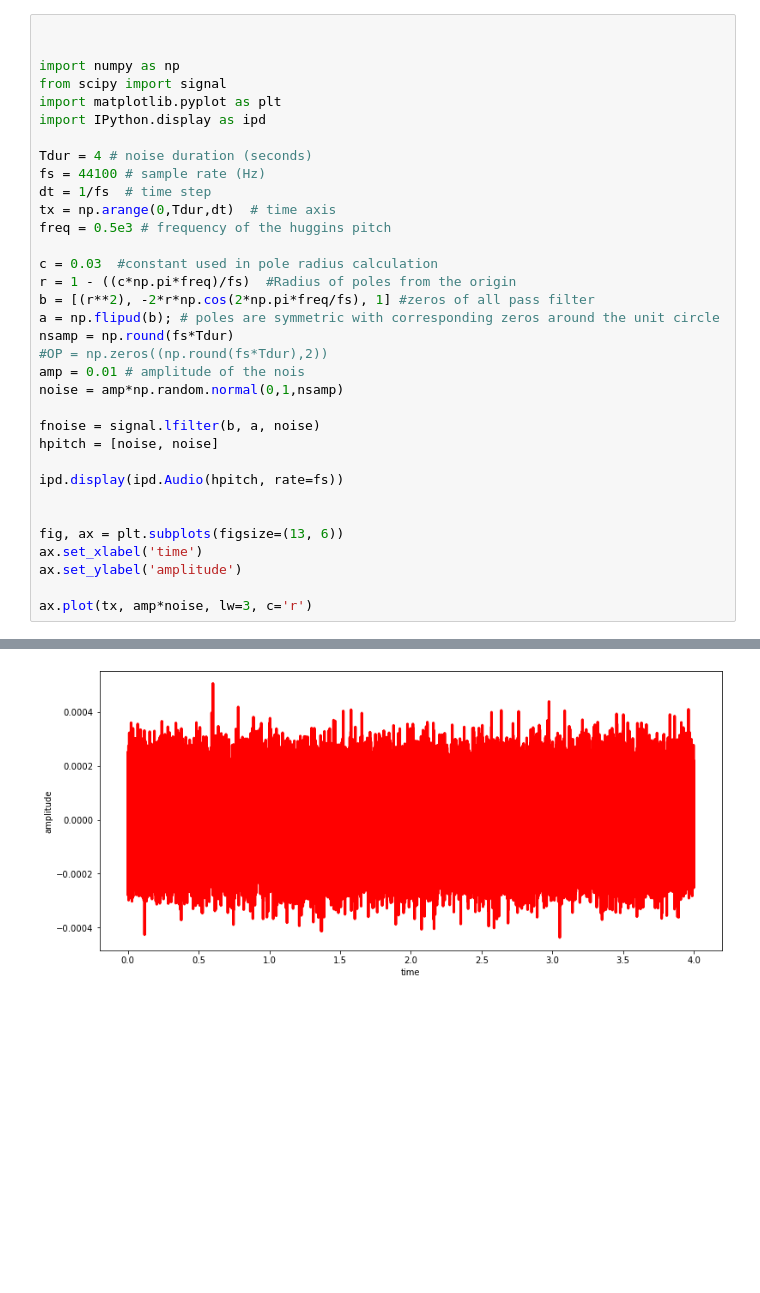
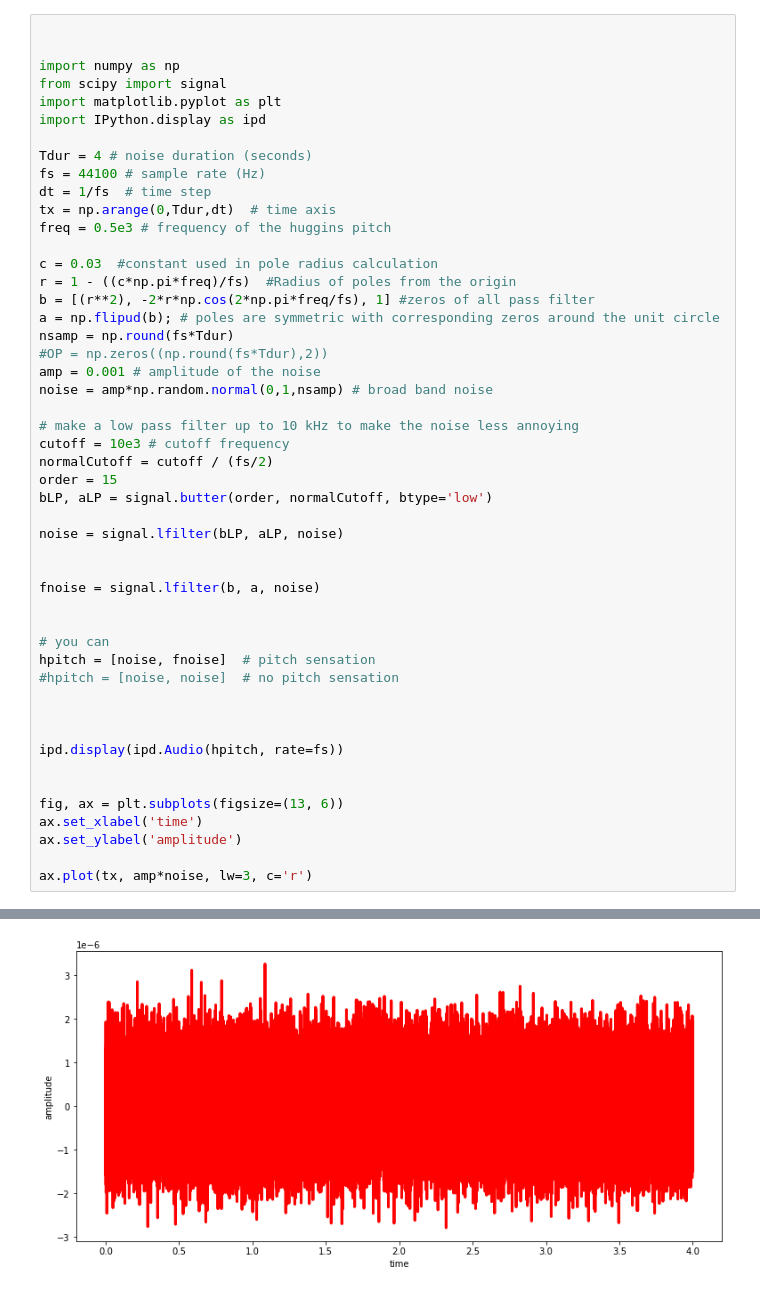
Before and after one commit to vencov/FAV_upsidedown, a Jupyter notebook: HugginsPitch/HugginsPitch.ipynb, the cells around one changed output, grey strips where cells are left out. Saved outputs shown, nothing was run; the diff lists cells and outputs as text; blank space fills up the shorter version.

```diff
--- a/HugginsPitch/HugginsPitch.ipynb
+++ b/HugginsPitch/HugginsPitch.ipynb
@@ -7,34 +16,49 @@ import numpy as np
 from scipy import signal
 import matplotlib.pyplot as plt
 import IPython.display as ipd
 
 Tdur = 4 # noise duration (seconds)
 fs = 44100 # sample rate (Hz)
 dt = 1/fs  # time step
 tx = np.arange(0,Tdur,dt)  # time axis
 freq = 0.5e3 # frequency of the huggins pitch
 
 c = 0.03  #constant used in pole radius calculation
 r = 1 - ((c*np.pi*freq)/fs)  #Radius of poles from the origin
 b = [(r**2), -2*r*np.cos(2*np.pi*freq/fs), 1] #zeros of all pass filter
 a = np.flipud(b); # poles are symmetric with corresponding zeros around the unit circle
 nsamp = np.round(fs*Tdur)
 #OP = np.zeros((np.round(fs*Tdur),2))
-amp = 0.01 # amplitude of the nois
-noise = amp*np.random.normal(0,1,nsamp)
+amp = 0.001 # amplitude of the noise
+noise = amp*np.random.normal(0,1,nsamp) # broad band noise
+
+# make a low pass filter up to 10 kHz to make the noise less annoying
+cutoff = 10e3 # cutoff frequency
+normalCutoff = cutoff / (fs/2)
+order = 15
+bLP, aLP = signal.butter(order, normalCutoff, btype='low')
+
+noise = signal.lfilter(bLP, aLP, noise)
+
 
 fnoise = signal.lfilter(b, a, noise)
-hpitch = [noise, noise]
+
+
+# you can
+hpitch = [noise, fnoise]  # pitch sensation
+#hpitch = [noise, noise]  # no pitch sensation
+
+
 
 ipd.display(ipd.Audio(hpitch, rate=fs))
 
 
 fig, ax = plt.subplots(figsize=(13, 6))
 ax.set_xlabel('time')
 ax.set_ylabel('amplitude')
 
 ax.plot(tx, amp*noise, lw=3, c='r')
 # %% [output]
 [interactive output not drawn]
 [<matplotlib.lines.Line2D at 0x...>]
-[figure, old version]
+[figure, new version]
```
Also changed, not shown: parts of 2 cells of this notebook, 13 other files.
